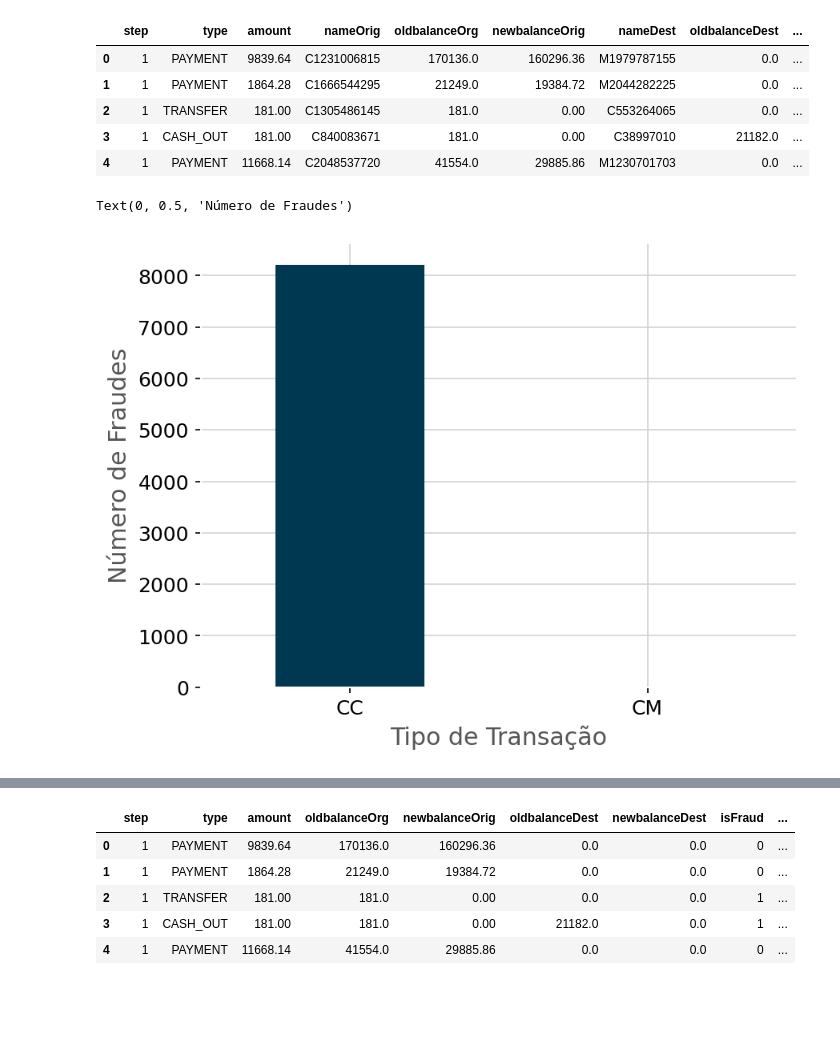
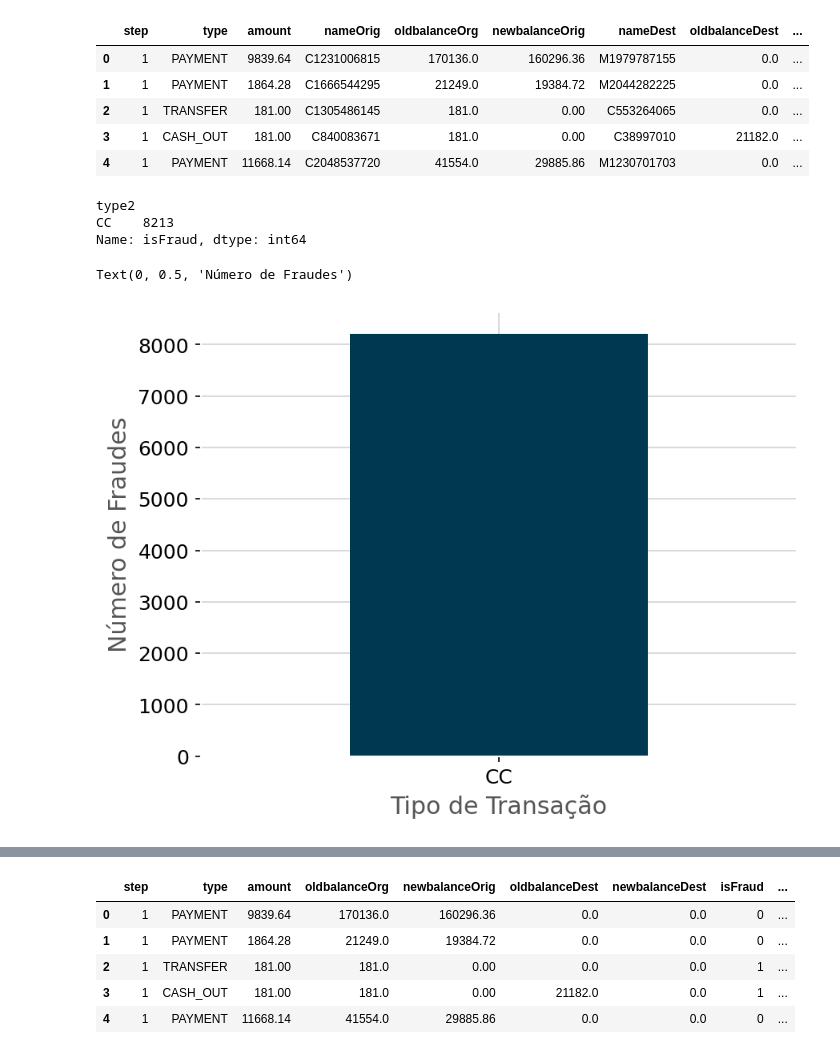
Before and after one commit to walacevale/Machine-Learning-Estudos-e-Projetos-, a Jupyter notebook: Fraud_Detection/main.ipynb, the cells around one changed output, grey strips where cells are left out. Drawn from its saved outputs; the diff is of its cells as text; code cells hidden in the pictures; blank space fills up the shorter version.

```diff
--- a/Fraud_Detection/main.ipynb
+++ b/Fraud_Detection/main.ipynb
@@ -258,10 +264,16 @@ df.head()
 | 2 | 1 | TRANSFER | 181.00 | C1305486145 | 181.0 | 0.00 | C553264065 | 0.0 | ... |
 | 3 | 1 | CASH_OUT | 181.00 | C840083671 | 181.0 | 0.00 | C38997010 | 21182.0 | ... |
 | 4 | 1 | PAYMENT | 11668.14 | C2048537720 | 41554.0 | 29885.86 | M1230701703 | 0.0 | ... |
+# %%
+df[df['isFraud'] == 1].groupby('type2').sum(numeric_only=True)['isFraud']
+# %% [output]
+type2
+CC    8213
+Name: isFraud, dtype: int64
 # %%
-df.groupby('type2').sum(numeric_only=True)['isFraud'].plot(kind='bar', color=color_palette,rot=0)
+df[df['isFraud'] == 1].groupby('type2').sum(numeric_only=True)['isFraud'].plot(kind='bar', color=color_palette,rot=0)
 plt.xlabel('Tipo de Transação')
 plt.ylabel('Número de Fraudes')
 # %% [output]
 Text(0, 0.5, 'Número de Fraudes')
-[figure, old version]
+[figure, new version]
```
Also changed, not shown: parts of 39 cells of this notebook, 2 other files.
